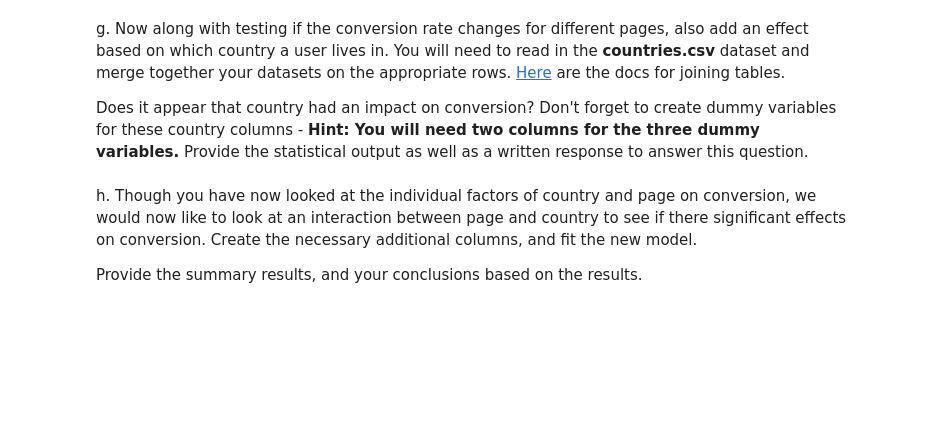
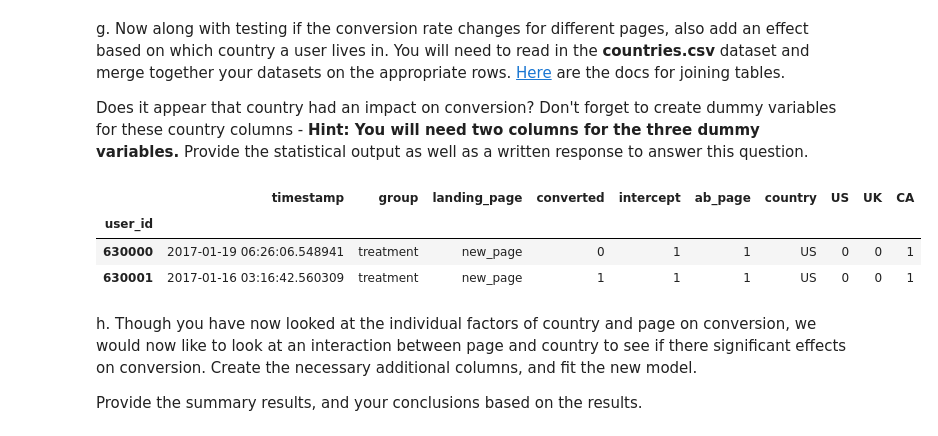
Before and after one commit to AMSSTY/ABTesting, a Jupyter notebook: Analyze_ab_test_results_notebook.ipynb, the cells around one changed output. Cells and saved outputs as stored; diff of their text form; code cells hidden in the pictures; blank space fills up the shorter version.

```diff
--- a/Analyze_ab_test_results_notebook.ipynb
+++ b/Analyze_ab_test_results_notebook.ipynb
@@ -274,2 +316,9 @@ a. Since each row is either a conversion or no conversion, what type of regressi
 # %% [markdown]
 b. The goal is to use **statsmodels** to fit the regression model you specified in part **a.** to see if there is a significant difference in conversion based on which page a customer receives. However, you first need to create in df2 a column for the intercept, and create a dummy variable column for which page each user received.  Add an **intercept** column, as well as an **ab_page** column, which is 1 when an individual receives the **treatment** and 0 if **control**.
+# %%
+df2c = df2.copy()
+df2c['intercept'] = 1
+df2c['ab_page'] = 0
+Condition1 = (df2c['group'] == 'treatment')
+df2c.loc[Condition1, 'ab_page']= 1
+df2c[df2c.ab_page == 1].head(2)
@@ -289,6 +380,16 @@ f. Now, you are considering other things that might influence whether or not an
 g. Now along with testing if the conversion rate changes for different pages, also add an effect based on which country a user lives in. You will need to read in the **countries.csv** dataset and merge together your datasets on the appropriate rows.  [Here](https://pandas.pydata.org/pandas-docs/stable/generated/pandas.DataFrame.join.html) are the docs for joining tables.
 
 Does it appear that country had an impact on conversion?  Don't forget to create dummy variables for these country columns - **Hint: You will need two columns for the three dummy variables.** Provide the statistical output as well as a written response to answer this question.
+# %%
+countries = pd.read_csv('countries.csv')
+joined = df2c.set_index('user_id').join(countries.set_index('user_id'))
+joined[joined['country'].unique()] = pd.get_dummies(joined['country'])
+joined.head(2)
+# %% [output]
+|  | timestamp | group | landing_page | converted | intercept | ab_page | country | US | UK | CA |
+| user_id |  |  |  |  |  |  |  |  |  |  |
+| 630000 | 2017-01-19 06:26:06.548941 | treatment | new_page | 0 | 1 | 1 | US | 0 | 0 | 1 |
+| 630001 | 2017-01-16 03:16:42.560309 | treatment | new_page | 1 | 1 | 1 | US | 0 | 0 | 1 |
 # %% [markdown]
 h. Though you have now looked at the individual factors of country and page on conversion, we would now like to look at an interaction between page and country to see if there significant effects on conversion.  Create the necessary additional columns, and fit the new model.
 
```
Also changed, not shown: parts of 57 cells of this notebook.
